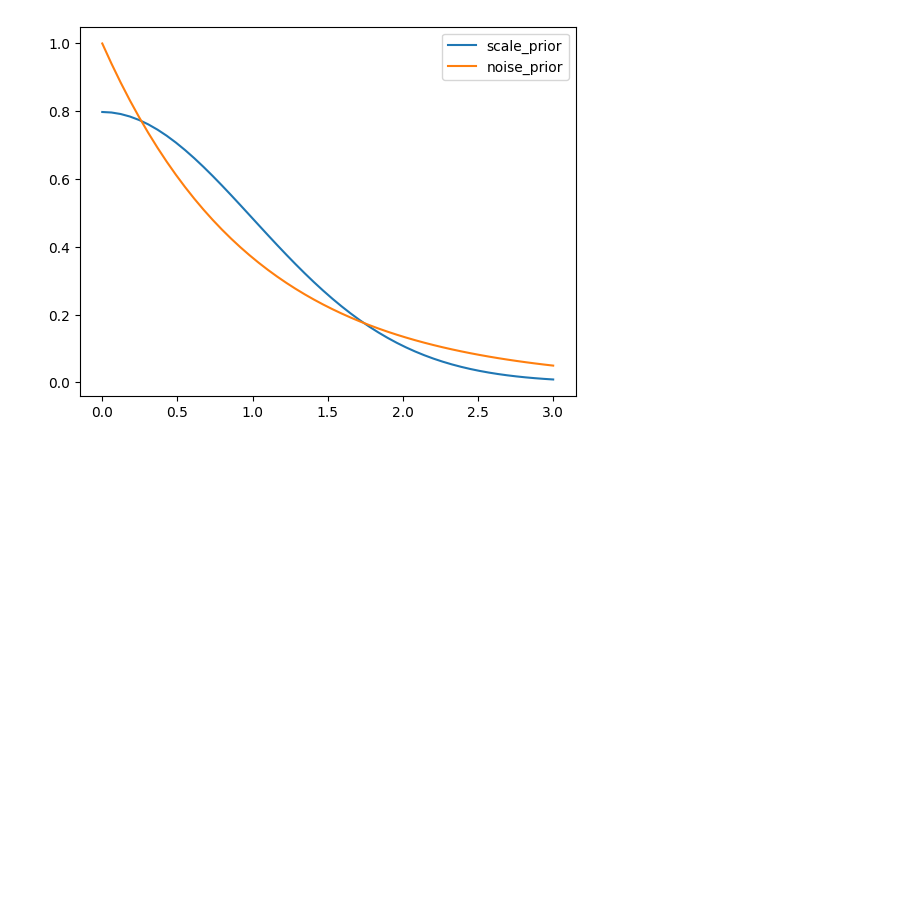
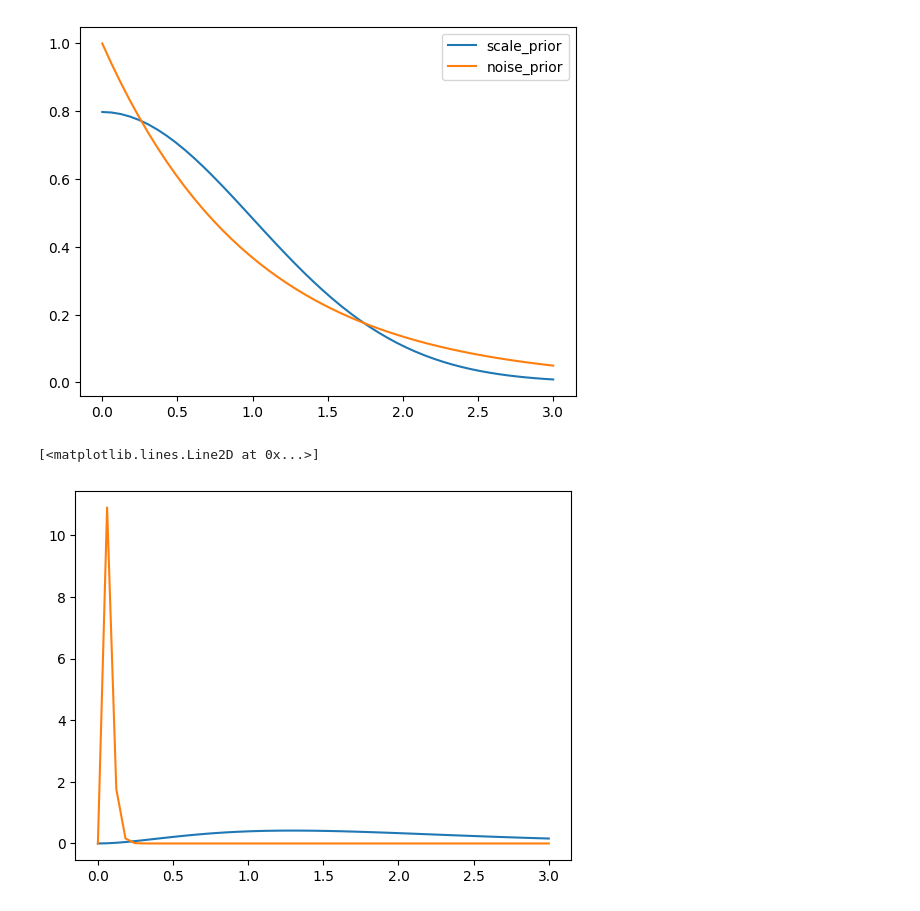
Before and after one commit to TobyBoyne/bark, a Jupyter notebook: examples/notebooks/priors_and_proposals.ipynb, the cells around one changed output. Saved outputs shown, nothing was run; the diff lists cells and outputs as text; code cells hidden in the pictures; blank space fills up the shorter version.

```diff
--- a/examples/notebooks/priors_and_proposals.ipynb
+++ b/examples/notebooks/priors_and_proposals.ipynb
@@ -34,3 +27,9 @@ plt.legend()
 # %% [output]
 <matplotlib.legend.Legend at 0x...>
 [figure]
+# %%
+plt.plot(t, stats.gamma(3.0, scale=1.94/3.0).pdf(t))
+plt.plot(t, stats.gamma(3.0, scale=0.0573/3.0).pdf(t))
+# %% [output]
+[<matplotlib.lines.Line2D at 0x...>]
+[figure, added]
```
Also changed, not shown: parts of 2 cells of this notebook, 19 other files.
